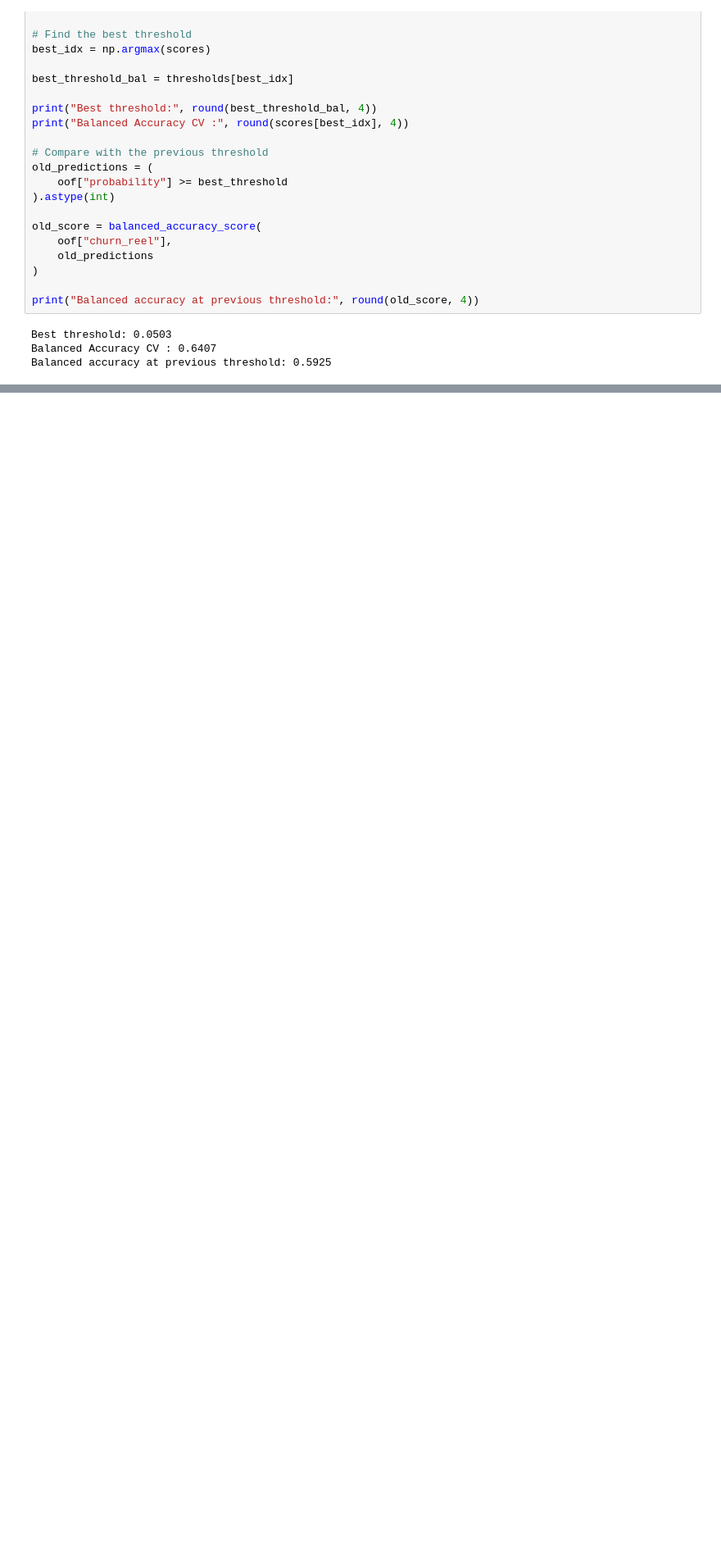
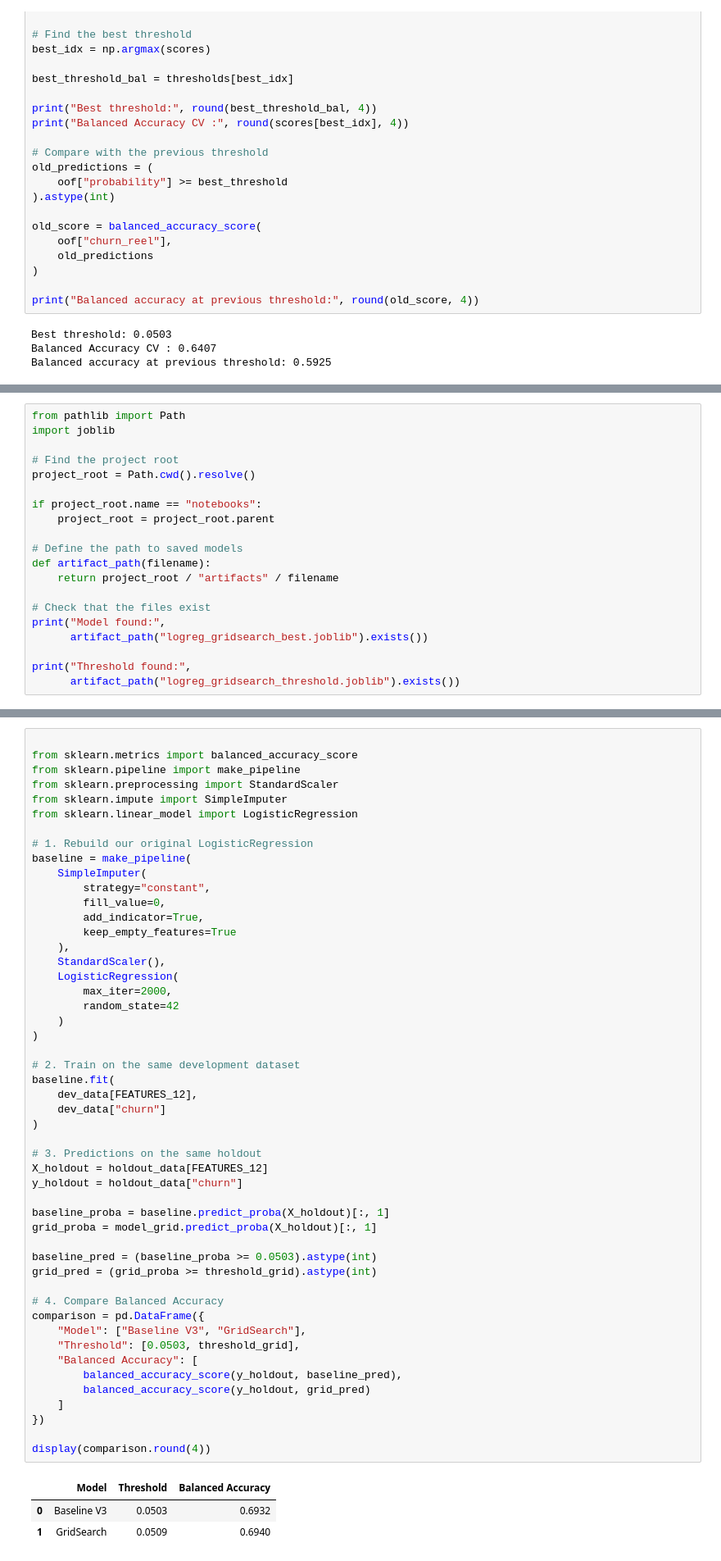
Before and after one commit to victorpiana/Churn_Prediction, a Jupyter notebook: notebooks/06_seuils_holdout.ipynb, the cells around one changed output, grey strips where cells are left out. Shown at 82% size. Cells and saved outputs as stored; diff of their text form; blank space fills up the shorter version.

```diff
--- a/notebooks/06_seuils_holdout.ipynb
+++ b/notebooks/06_seuils_holdout.ipynb
@@ -332,0 +337,20 @@ print("Thresholds saved.")
+# %%
+from pathlib import Path
+import joblib
+
+# Find the project root
+project_root = Path.cwd().resolve()
+
+if project_root.name == "notebooks":
+    project_root = project_root.parent
+
+# Define the path to saved models
+def artifact_path(filename):
+    return project_root / "artifacts" / filename
+
+# Check that the files exist
+print("Model found:",
+      artifact_path("logreg_gridsearch_best.joblib").exists())
+
+print("Threshold found:",
+      artifact_path("logreg_gridsearch_threshold.joblib").exists())
@@ -332,0 +394,54 @@ print("Thresholds saved.")
+# %%
+
+from sklearn.metrics import balanced_accuracy_score
+from sklearn.pipeline import make_pipeline
+from sklearn.preprocessing import StandardScaler
+from sklearn.impute import SimpleImputer
+from sklearn.linear_model import LogisticRegression
+
+# 1. Rebuild our original LogisticRegression
+baseline = make_pipeline(
+    SimpleImputer(
+        strategy="constant",
+        fill_value=0,
+        add_indicator=True,
+        keep_empty_features=True
+    ),
+    StandardScaler(),
+    LogisticRegression(
+        max_iter=2000,
+        random_state=42
+    )
+)
+
+# 2. Train on the same development dataset
+baseline.fit(
+    dev_data[FEATURES_12],
+    dev_data["churn"]
+)
+
+# 3. Predictions on the same holdout
+X_holdout = holdout_data[FEATURES_12]
+y_holdout = holdout_data["churn"]
+
+baseline_proba = baseline.predict_proba(X_holdout)[:, 1]
+grid_proba = model_grid.predict_proba(X_holdout)[:, 1]
+
+baseline_pred = (baseline_proba >= 0.0503).astype(int)
+grid_pred = (grid_proba >= threshold_grid).astype(int)
+
+# 4. Compare Balanced Accuracy
+comparison = pd.DataFrame({
+    "Model": ["Baseline V3", "GridSearch"],
+    "Threshold": [0.0503, threshold_grid],
+    "Balanced Accuracy": [
+        balanced_accuracy_score(y_holdout, baseline_pred),
+        balanced_accuracy_score(y_holdout, grid_pred)
+    ]
+})
+
+display(comparison.round(4))
+# %% [output]
+|  | Model | Threshold | Balanced Accuracy |
+| 0 | Baseline V3 | 0.0503 | 0.6932 |
+| 1 | GridSearch | 0.0509 | 0.6940 |
```
Also changed, not shown: parts of 4 cells of this notebook, 14 other files.
